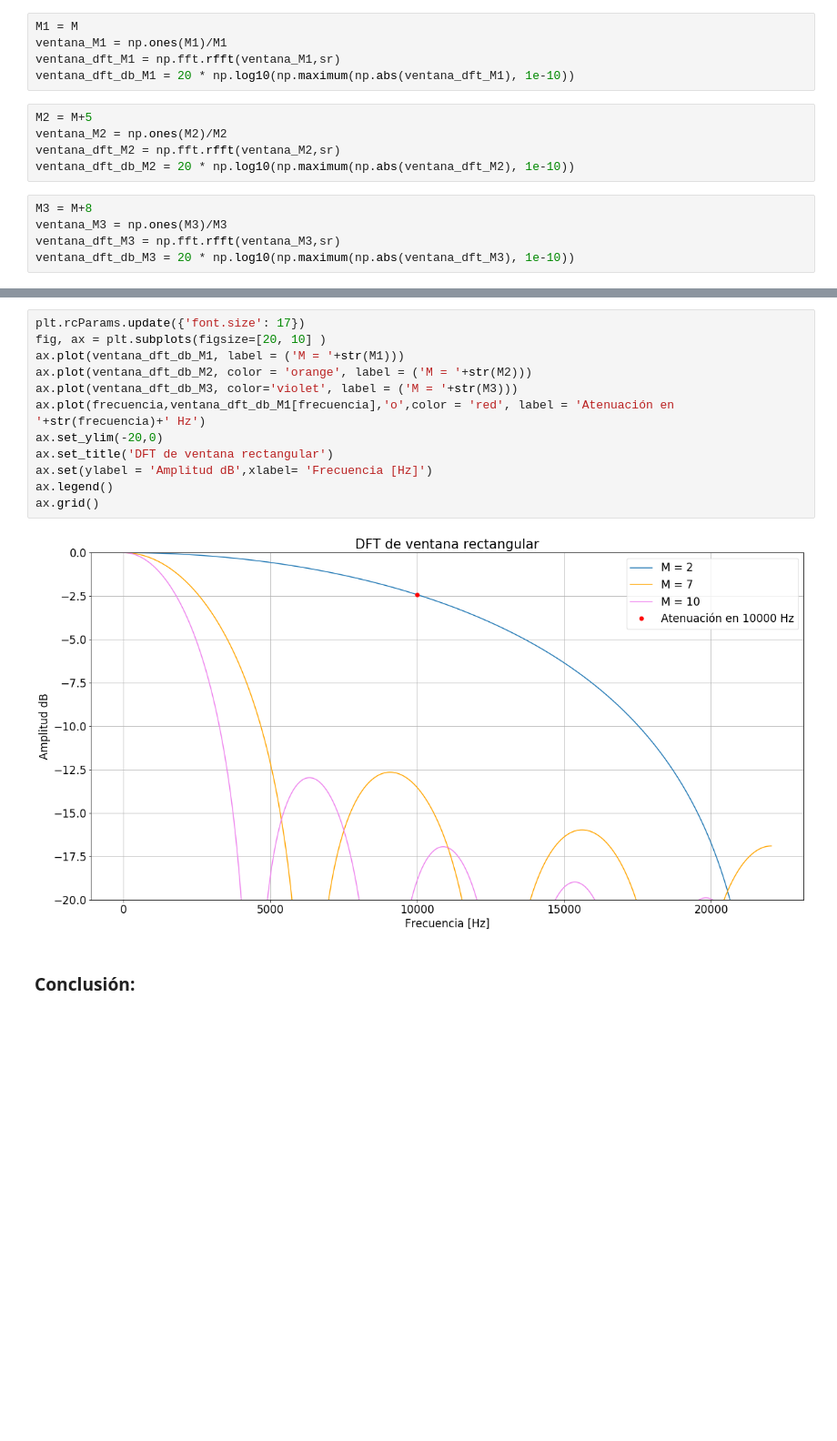
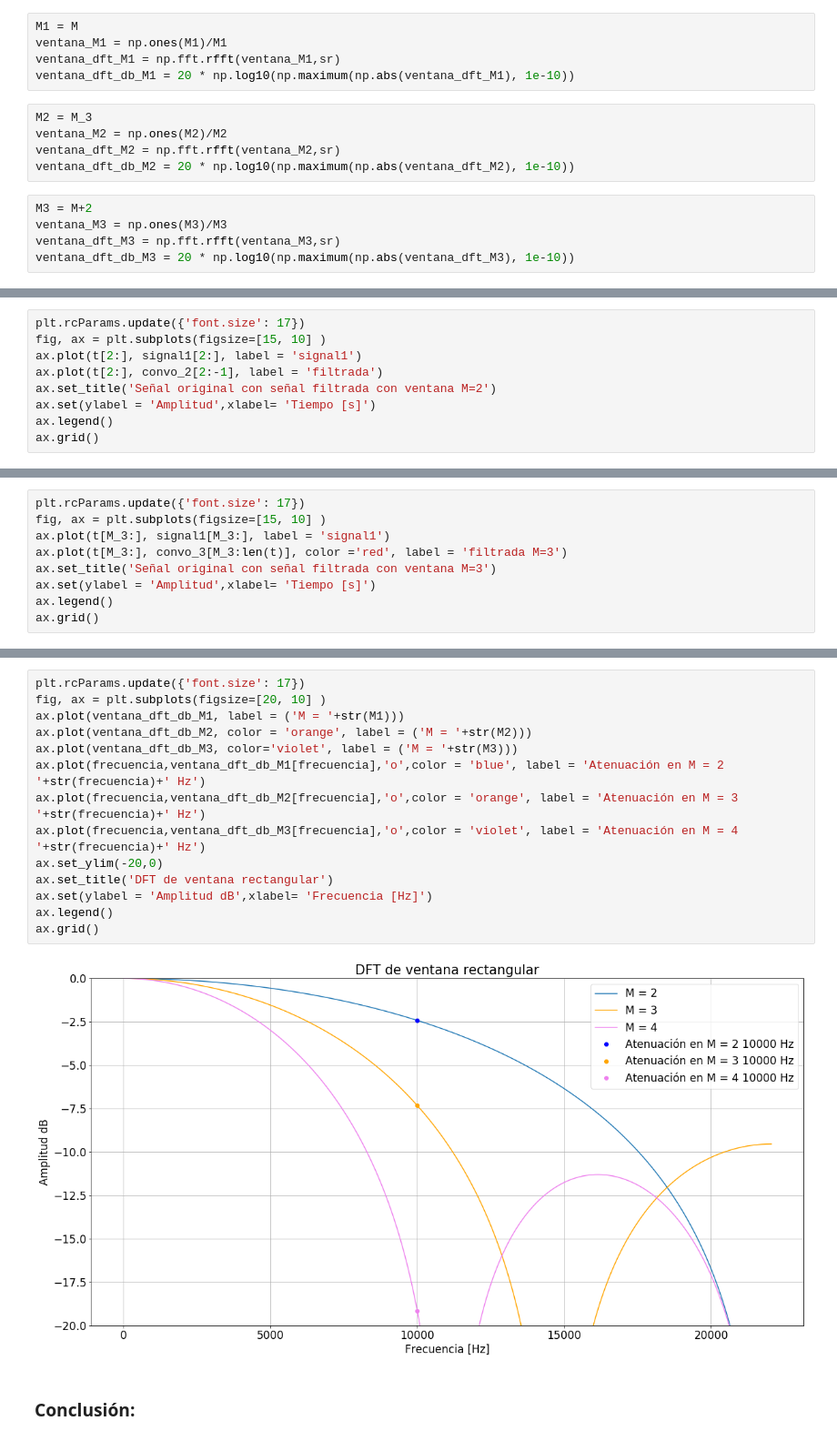
Before and after one commit to lunaisaias/dsp, a Jupyter notebook: Areco_DiLaudo_Isaias-TP2/tp2_dsp.ipynb, the cells around one changed output, grey strips where cells are left out. Shown: that part at 91% size. Drawn from its saved outputs; the diff is of its cells as text; blank space fills up the shorter version.

```diff
--- a/Areco_DiLaudo_Isaias-TP2/tp2_dsp.ipynb
+++ b/Areco_DiLaudo_Isaias-TP2/tp2_dsp.ipynb
@@ -342,12 +347,12 @@ ventana_M1 = np.ones(M1)/M1
 ventana_dft_M1 = np.fft.rfft(ventana_M1,sr)
 ventana_dft_db_M1 = 20 * np.log10(np.maximum(np.abs(ventana_dft_M1), 1e-10))
 # %%
-M2 = M+5
+M2 = M_3
 ventana_M2 = np.ones(M2)/M2
 ventana_dft_M2 = np.fft.rfft(ventana_M2,sr)
 ventana_dft_db_M2 = 20 * np.log10(np.maximum(np.abs(ventana_dft_M2), 1e-10))
 # %%
-M3 = M+8
+M3 = M+2
 ventana_M3 = np.ones(M3)/M3
 ventana_dft_M3 = np.fft.rfft(ventana_M3,sr)
 ventana_dft_db_M3 = 20 * np.log10(np.maximum(np.abs(ventana_dft_M3), 1e-10))
@@ -353,0 +371,9 @@ ventana_dft_db_M3 = 20 * np.log10(np.maximum(np.abs(ventana_dft_M3), 1e-10))
+# %%
+plt.rcParams.update({'font.size': 17})
+fig, ax = plt.subplots(figsize=[15, 10] )
+ax.plot(t[2:], signal1[2:], label = 'signal1')
+ax.plot(t[2:], convo_2[2:-1], label = 'filtrada')
+ax.set_title('Señal original con señal filtrada con ventana M=2')
+ax.set(ylabel = 'Amplitud',xlabel= 'Tiempo [s]')
+ax.legend()
+ax.grid()
@@ -353,0 +392,9 @@ ventana_dft_db_M3 = 20 * np.log10(np.maximum(np.abs(ventana_dft_M3), 1e-10))
+# %%
+plt.rcParams.update({'font.size': 17})
+fig, ax = plt.subplots(figsize=[15, 10] )
+ax.plot(t[M_3:], signal1[M_3:], label = 'signal1')
+ax.plot(t[M_3:], convo_3[M_3:len(t)], color ='red', label = 'filtrada M=3')
+ax.set_title('Señal original con señal filtrada con ventana M=3')
+ax.set(ylabel = 'Amplitud',xlabel= 'Tiempo [s]')
+ax.legend()
+ax.grid()
@@ -354,16 +405,18 @@ ventana_dft_db_M3 = 20 * np.log10(np.maximum(np.abs(ventana_dft_M3), 1e-10))
 # %%
 plt.rcParams.update({'font.size': 17})
 fig, ax = plt.subplots(figsize=[20, 10] )
 ax.plot(ventana_dft_db_M1, label = ('M = '+str(M1)))
 ax.plot(ventana_dft_db_M2, color = 'orange', label = ('M = '+str(M2)))
 ax.plot(ventana_dft_db_M3, color='violet', label = ('M = '+str(M3)))
-ax.plot(frecuencia,ventana_dft_db_M1[frecuencia],'o',color = 'red', label = 'Atenuación en '+str(frecuencia)+' Hz')
+ax.plot(frecuencia,ventana_dft_db_M1[frecuencia],'o',color = 'blue', label = 'Atenuación en M = 2 '+str(frecuencia)+' Hz')
+ax.plot(frecuencia,ventana_dft_db_M2[frecuencia],'o',color = 'orange', label = 'Atenuación en M = 3 '+str(frecuencia)+' Hz')
+ax.plot(frecuencia,ventana_dft_db_M3[frecuencia],'o',color = 'violet', label = 'Atenuación en M = 4 '+str(frecuencia)+' Hz')
 ax.set_ylim(-20,0)
 ax.set_title('DFT de ventana rectangular')
 ax.set(ylabel = 'Amplitud dB',xlabel= 'Frecuencia [Hz]')
 ax.legend()
 ax.grid()
 # %% [output]
-[figure, old version]
+[figure, new version]
 # %% [markdown]
 ### Conclusión:
```
Also changed, not shown: parts of 23 cells of this notebook, 1 other file.
